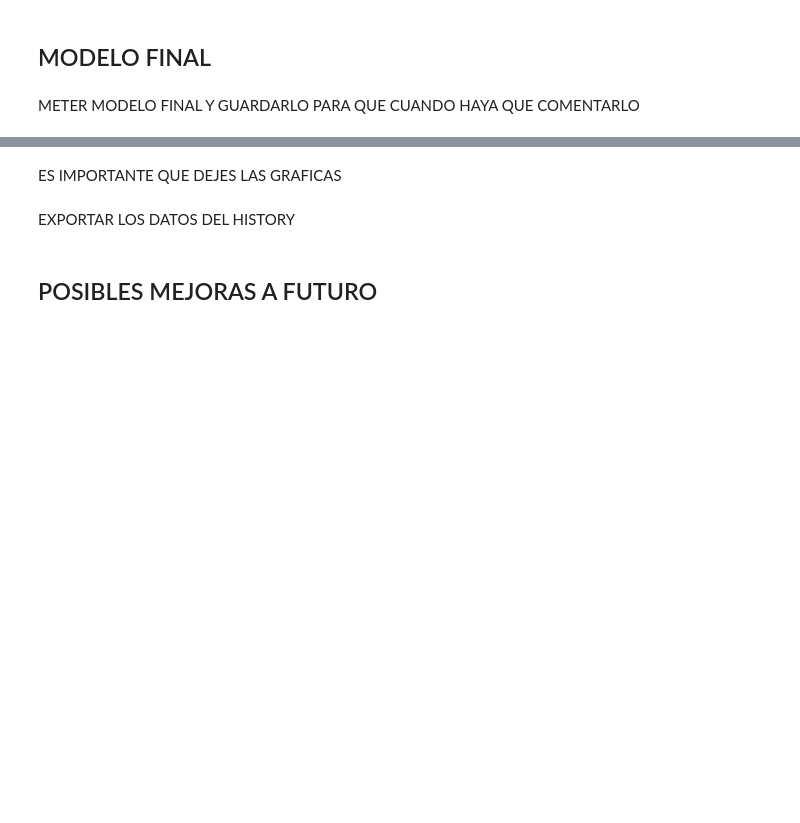
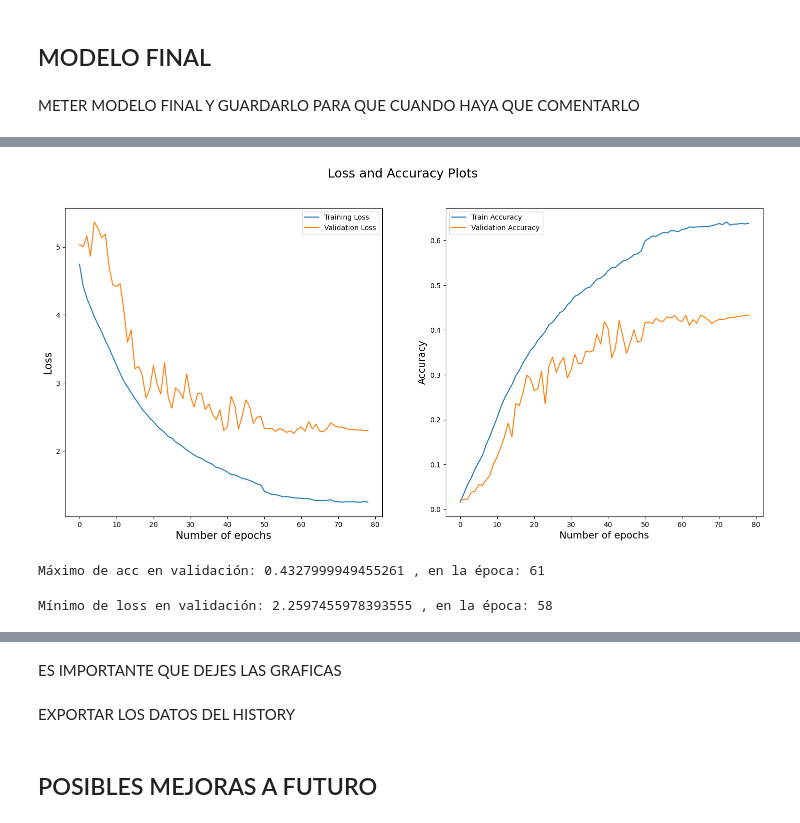
Before and after one commit to 9105507/APRENDIZAJE_AUTOMATICO_23_24, a Jupyter notebook: AA_PRACTICA3_GRUPO_7.ipynb, the cells around one changed output, grey strips where cells are left out. Cells and saved outputs as stored; diff of their text form; code cells hidden in the pictures; blank space fills up the shorter version.

```diff
--- a/AA_PRACTICA3_GRUPO_7.ipynb
+++ b/AA_PRACTICA3_GRUPO_7.ipynb
@@ -1562,0 +1828,31 @@ DONE VEREMOS COMO SE EJECUTA
+# %%
+# VISUALIZACION DE LOSS Y ACCURACCY EN TRAIN Y VAL DATA
+
+plt.figure(figsize=(18,8))
+
+plt.suptitle('Loss and Accuracy Plots', fontsize=18)
+
+plt.subplot(1,2,1)
+plt.plot(model_history.history['loss'], label='Training Loss')
+plt.plot(model_history.history['val_loss'], label='Validation Loss')
+plt.legend()
+plt.xlabel('Number of epochs', fontsize=15)
+plt.ylabel('Loss', fontsize=15)
+
+plt.subplot(1,2,2)
+plt.plot(model_history.history['accuracy'], label='Train Accuracy')
+plt.plot(model_history.history['val_accuracy'], label='Validation Accuracy')
+plt.legend()
+plt.xlabel('Number of epochs', fontsize=14)
+plt.ylabel('Accuracy', fontsize=14)
+plt.show()
+# %% [output]
+[figure, added]
+# %%
+print("Máximo de acc en validación:", max(model_history.history['val_accuracy']),", en la época:", model_history.history['val_accuracy'].index(max(model_history.history['val_accuracy'])))
+# %% [output]
+Máximo de acc en validación: 0.4327999949455261 , en la época: 61
+# %%
+print("Mínimo de loss en validación:", min(model_history.history['val_loss']),", en la época:", model_history.history['val_loss'].index(min(model_history.history['val_loss'])))
+# %% [output]
+Mínimo de loss en validación: 2.2597455978393555 , en la época: 58
```
Also changed, not shown: parts of 24 cells of this notebook.
